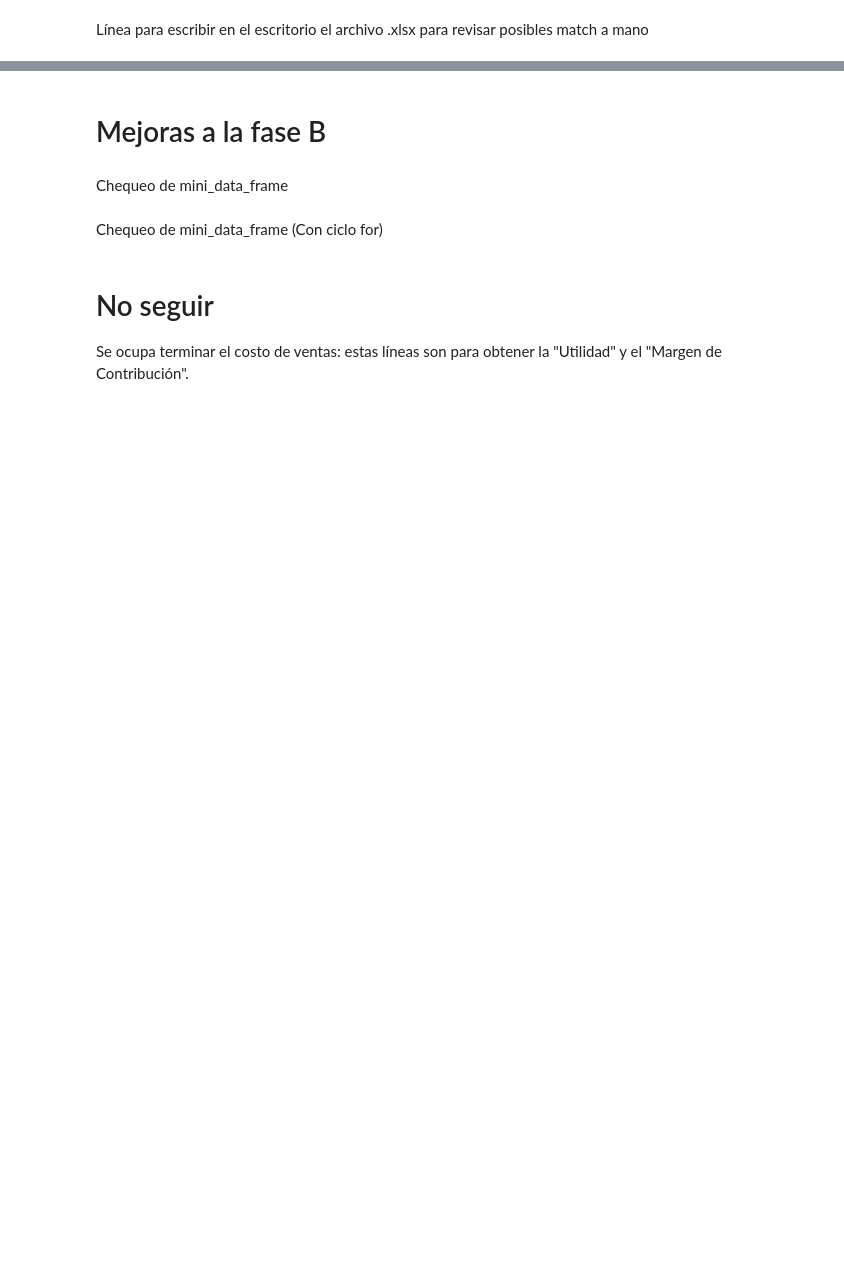
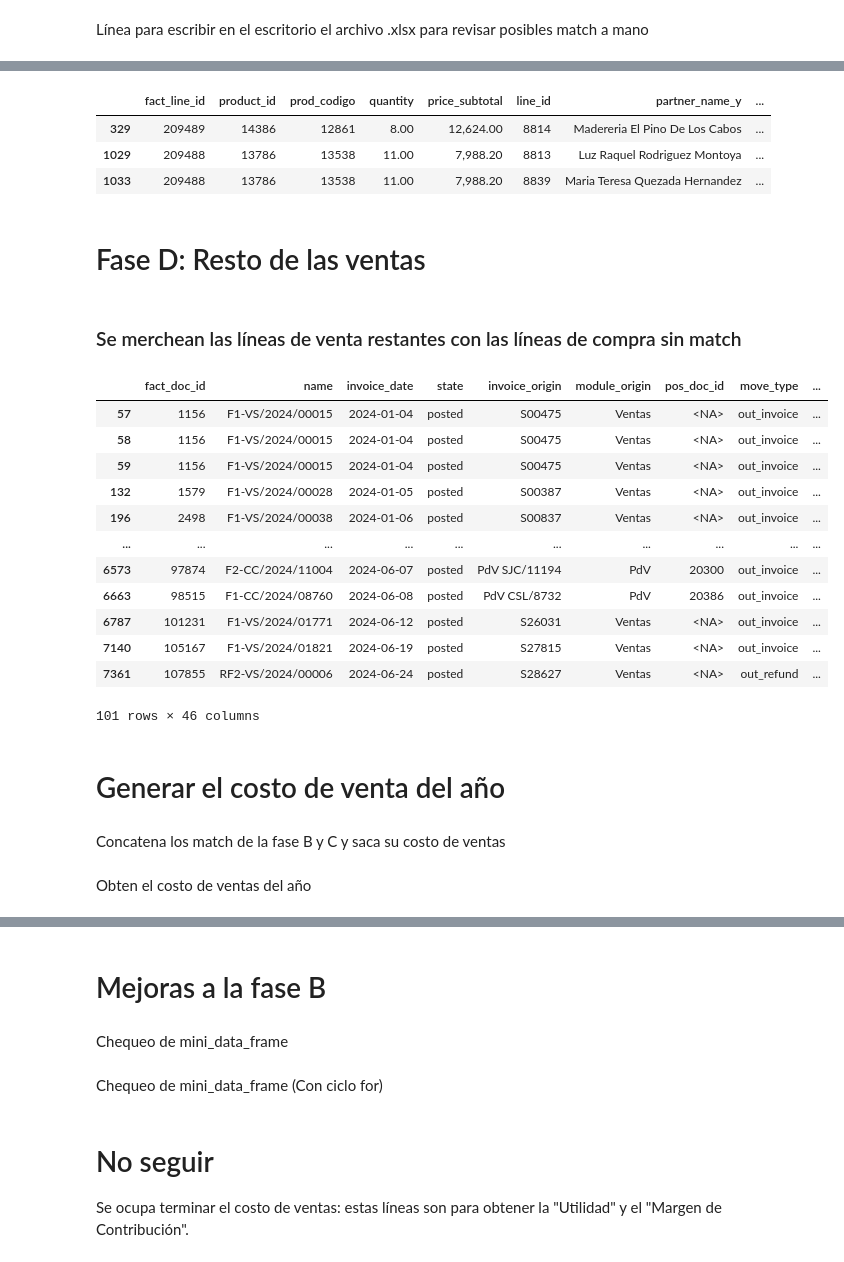
Before and after one commit to ecostichp/odoo_comisiones, a Jupyter notebook: comisiones/algoritmos/algoritmo_costo_de_venta_func.ipynb, the cells around one changed output, grey strips where cells are left out. Drawn from its saved outputs; the diff is of its cells as text; code cells hidden in the pictures; blank space fills up the shorter version.

```diff
--- a/comisiones/algoritmos/algoritmo_costo_de_venta_func.ipynb
+++ b/comisiones/algoritmos/algoritmo_costo_de_venta_func.ipynb
@@ -324,11 +367,11 @@ Se procede a segmentar del merge 'match_1ro_fase_b' los match que sí se pueden
 # %%
 match_1ro_compras_ok = match_1ro.loc[(~match_1ro['fact_line_id'].isna()) & (~match_1ro['line_id'].isin(ids_order_line_con_fact_line_repetidas)), ['fact_line_id', 'line_id']]
 
-match_1ro_compras_faltantes = compras_fase_B.loc[~compras_fase_B['line_id'].isin(match_1ro_compras_ok['line_id'])]
-match_1ro_ventas_faltantes = ventas_fase_B.loc[~ventas_fase_B['fact_line_id'].isin(match_1ro_compras_ok['fact_line_id'])]
+match_1ro_compras_faltantes = compras_fase_B_post_calificacion.loc[~compras_fase_B_post_calificacion['line_id'].isin(match_1ro_compras_ok['line_id'])]
+match_1ro_ventas_faltantes = ventas_fase_B_post_calificacion.loc[~ventas_fase_B_post_calificacion['fact_line_id'].isin(match_1ro_compras_ok['fact_line_id'])]
 
-print(f'Son un total de {len(compras_fase_B)} líneas de compra en la fase B.')
+print(f'Son un total de {len(compras_fase_B_post_calificacion)} líneas de compra en la fase B.')
 
-print(f'   En el 1er match se emparejaron {len(match_1ro_compras_ok)} de ellas {len(match_1ro_compras_ok)/len(compras_fase_B)*100:.2f}%')
-print(f'   Quedan por emparejar {len(match_1ro_compras_faltantes)} de líneas {len(match_1ro_compras_faltantes)/len(compras_fase_B)*100:.2f}%')
+print(f'   En el 1er match se emparejaron {len(match_1ro_compras_ok)} de ellas {len(match_1ro_compras_ok)/len(compras_fase_B_post_calificacion)*100:.2f}%')
+print(f'   Quedan por emparejar {len(match_1ro_compras_faltantes)} de líneas {len(match_1ro_compras_faltantes)/len(compras_fase_B_post_calificacion)*100:.2f}%')
 # %% [output]
@@ -483,4 +522,5 @@ lista_capturistas = [
          'Rosario Martinez Zarate',
       ]
 
-match_3ro_compras_faltantes.loc[~match_3ro_compras_faltantes['vendedora'].isin(lista_capturistas)]
+ids_resto_fase_b_capturistas = match_3ro_compras_faltantes.loc[match_3ro_compras_faltantes['vendedora'].isin(lista_capturistas), 'line_id']
+match_3ro_compras_faltantes_no_capturistas = match_3ro_compras_faltantes.loc[~match_3ro_compras_faltantes['vendedora'].isin(lista_capturistas)]
@@ -533,0 +606,64 @@ Línea para escribir en el escritorio el archivo .xlsx para revisar posibles mat
+# %%
+wep[[
+    'fact_line_id', 'product_id', 'prod_codigo',
+       'quantity', 'price_subtotal',
+       'line_id', 'partner_name_y', 'product_id_pp', 'product_name_y', 'product_qty',
+       'product_price',
+]]
+# %% [output]
+|  | fact_line_id | product_id | prod_codigo | quantity | price_subtotal | line_id | partner_name_y | ... |
+| 329 | 209489 | 14386 | 12861 | 8.00 | 12,624.00 | 8814 | Madereria El Pino De Los Cabos | ... |
+| 1029 | 209488 | 13786 | 13538 | 11.00 | 7,988.20 | 8813 | Luz Raquel Rodriguez Montoya | ... |
+| 1033 | 209488 | 13786 | 13538 | 11.00 | 7,988.20 | 8839 | Maria Teresa Quezada Hernandez | ... |
+# %% [markdown]
+# Fase D: Resto de las ventas
+# %% [markdown]
+### Se merchean las líneas de venta restantes con las líneas de compra sin match
+# %%
+ids_calificados_fase_c_D = calificados_fase_c_D['line_id']
+
+ids_fase_d = pd.concat([ids_calificados_fase_c_D, ids_resto_fase_b_capturistas])
+
+
+compras_fase_D_odoo = compras[compras['line_id'].isin(ids_fase_d)]
+
+compras_fase_D_SAE = compras[
+                          (~compras['product_id_pp'].isin(ids_prod_fase_A))
+                        & (compras['order_name'] == 'SAE')
+                    ]
+
+compras_fase_D = pd.concat([compras_fase_D_odoo, compras_fase_D_SAE])
+# %%
+costo_venta_fase_D = (
+    pd.merge_asof(
+        left = match_3ro_ventas_faltantes.sort_values('invoice_date'),
+        right = compras_fase_D.sort_values('tolerance_order_date'),
+
+        left_by = 'product_id',
+        right_by = 'product_id_pp',
+
+        left_on = 'invoice_date',
+        right_on = 'tolerance_order_date',
+
+        direction = 'backward')
+)
+# %%
+costo_venta_fase_D[costo_venta_fase_D['order_name'].isna()]
+# %% [output]
+|  | fact_doc_id | name | invoice_date | state | invoice_origin | module_origin | pos_doc_id | move_type | ... |
+| 57 | 1156 | F1-VS/2024/00015 | 2024-01-04 | posted | S00475 | Ventas | <NA> | out_invoice | ... |
+| 58 | 1156 | F1-VS/2024/00015 | 2024-01-04 | posted | S00475 | Ventas | <NA> | out_invoice | ... |
+| 59 | 1156 | F1-VS/2024/00015 | 2024-01-04 | posted | S00475 | Ventas | <NA> | out_invoice | ... |
+| 132 | 1579 | F1-VS/2024/00028 | 2024-01-05 | posted | S00387 | Ventas | <NA> | out_invoice | ... |
+| 196 | 2498 | F1-VS/2024/00038 | 2024-01-06 | posted | S00837 | Ventas | <NA> | out_invoice | ... |
+| ... | ... | ... | ... | ... | ... | ... | ... | ... | ... |
+| 6573 | 97874 | F2-CC/2024/11004 | 2024-06-07 | posted | PdV SJC/11194 | PdV | 20300 | out_invoice | ... |
+| 6663 | 98515 | F1-CC/2024/08760 | 2024-06-08 | posted | PdV CSL/8732 | PdV | 20386 | out_invoice | ... |
+| 6787 | 101231 | F1-VS/2024/01771 | 2024-06-12 | posted | S26031 | Ventas | <NA> | out_invoice | ... |
+| 7140 | 105167 | F1-VS/2024/01821 | 2024-06-19 | posted | S27815 | Ventas | <NA> | out_invoice | ... |
+| 7361 | 107855 | RF2-VS/2024/00006 | 2024-06-24 | posted | S28627 | Ventas | <NA> | out_refund | ... |
+101 rows × 46 columns
+# %% [markdown]
+# Generar el costo de venta del año
+# %% [markdown]
+Concatena los match de la fase B y C y saca su costo de ventas
@@ -552 +692,3 @@ costo_venta_fase_C.drop(columns=['fact_line_id_match', 'line_id_match'], inplace
+# %% [markdown]
+Obten el costo de ventas del año
 # %%
```
Also changed, not shown: parts of 39 cells of this notebook, 2 other files.
